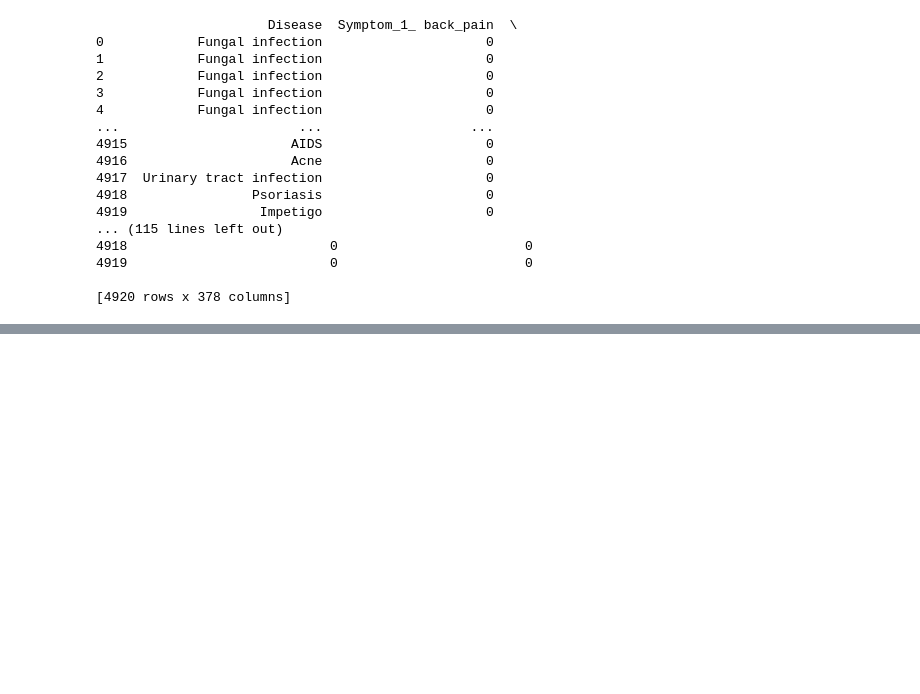
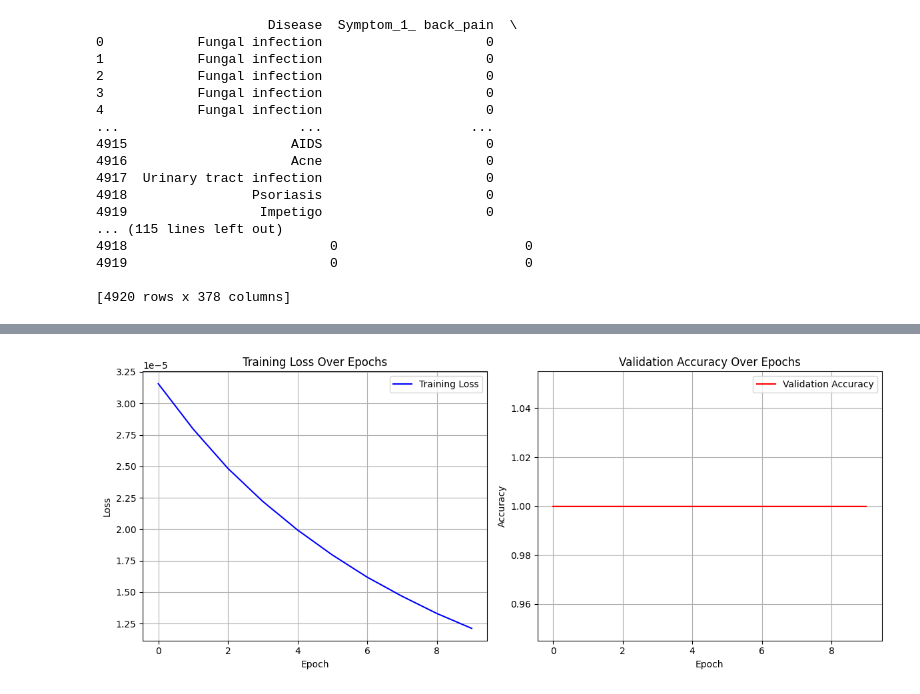
Before and after one commit to Fridge2000/ai-accelerator-2025, a Jupyter notebook: Medicine_Predictor.ipynb, the cells around one changed output, grey strips where cells are left out. Drawn from its saved outputs; the diff is of its cells as text; code cells hidden in the pictures; blank space fills up the shorter version.

```diff
--- a/Medicine_Predictor.ipynb
+++ b/Medicine_Predictor.ipynb
@@ -232,15 +229,27 @@ import torch.nn as nn
 import torch.optim as optim
 from torch.utils.data import DataLoader, TensorDataset, random_split
 
-X_tensor = torch.tensor(X.values, dtype=torch.float32)
-y_tensor = torch.tensor(y.values, dtype=torch.float32)
+df = pd.read_csv('/content/data/encoded_dataset.csv')
+
+disease_columns = [col for col in df.columns if "Disease_" in col]
+symptom_columns = [col for col in df.columns if col not in disease_columns]
+df["Disease"] = df[disease_columns].idxmax(axis=1).str.replace("Disease_", "")
+df = df.drop(columns=disease_columns)
+df[symptom_columns] = df[symptom_columns].astype(int)
+df = df[["Disease"] + symptom_columns]
+
+X = df.drop(columns=['Disease']).values
+y = pd.get_dummies(df['Disease']).values
+
+X_tensor = torch.tensor(X, dtype=torch.float32)
+y_tensor = torch.tensor(y, dtype=torch.float32)
 
 dataset = TensorDataset(X_tensor, y_tensor)
 
 train_size = int(0.7 * len(dataset)) # Changed 0.8 to 0.7
 validate_size = int(0.15 * len(dataset)) # Validation set is 0.15
 test_size = len(dataset) - (train_size + validate_size) # Test set is 0.15
-train_dataset, validate_size, test_dataset = random_split(dataset, [train_size, validate_size, test_size]) # Added validation set
+train_dataset, validate_dataset, test_dataset = random_split(dataset, [train_size, validate_size, test_size]) # Added validation set
 
 train_loader = DataLoader(train_dataset, batch_size=32, shuffle=True)
 validate_loader = DataLoader(validate_dataset, batch_size=32, shuffle=False) # Added validation loader
@@ -298,7 +307,7 @@ y_true_tensor = torch.tensor(y_true, dtype=torch.float32)
 correct = (y_pred_tensor == y_true_tensor).float().sum()
 total = y_true_tensor.numel()
 accuracy = correct / total
-print(f"Test Accuracy: {accuracy * 100:.2f}%")
+print(f"Validation Accuracy: {accuracy * 100:.2f}%")
 
 torch.save(model.state_dict(), '/content/data/multi_label_nn_model.pth')
 # %% [output]
@@ -305,0 +325,62 @@ NameError: name 'X' is not defined
+# %%
+import matplotlib.pyplot as plt
+
+train_losses = []
+val_accuracies = []
+
+
+for epoch in range(num_epochs):
+    model.train()
+    running_loss = 0.0
+
+    for batch_X, batch_y in train_loader:
+        optimizer.zero_grad()
+        outputs = model(batch_X)
+        loss = criterion(outputs, batch_y)
+        loss.backward()
+        optimizer.step()
+        running_loss += loss.item()
+
+    epoch_loss = running_loss/len(train_loader)
+    train_losses.append(epoch_loss)
+
+
+    model.eval()
+    correct = 0
+    total = 0
+    with torch.no_grad():
+        for batch_X, batch_y in validate_loader:
+            outputs = model(batch_X)
+            predicted = torch.sigmoid(outputs) > 0.5
+            correct += (predicted == batch_y).float().sum().item()
+            total += batch_y.numel()
+
+    val_accuracy = correct / total
+    val_accuracies.append(val_accuracy)
+
+    print(f"Epoch [{epoch+1}/{num_epochs}], Loss: {epoch_loss:.4f}, Val Accuracy: {val_accuracy*100:.2f}%")
+
+
+plt.figure(figsize=(12, 5))
+
+
+plt.subplot(1, 2, 1) # Training loss plot
+plt.plot(train_losses, 'b-', label='Training Loss')
+plt.xlabel('Epoch')
+plt.ylabel('Loss')
+plt.title('Training Loss Over Epochs')
+plt.grid(True)
+plt.legend()
+
+
+plt.subplot(1, 2, 2) # Validation accuracy plot
+plt.plot(val_accuracies, 'r-', label='Validation Accuracy')
+plt.xlabel('Epoch')
+plt.ylabel('Accuracy')
+plt.title('Validation Accuracy Over Epochs')
+plt.grid(True)
+plt.legend()
+
+plt.tight_layout()
+plt.show()
+# %% [output]
@@ -305,0 +397 @@ NameError: name 'X' is not defined
+[figure, added]
```
Also changed, not shown: parts of 5 cells of this notebook.
